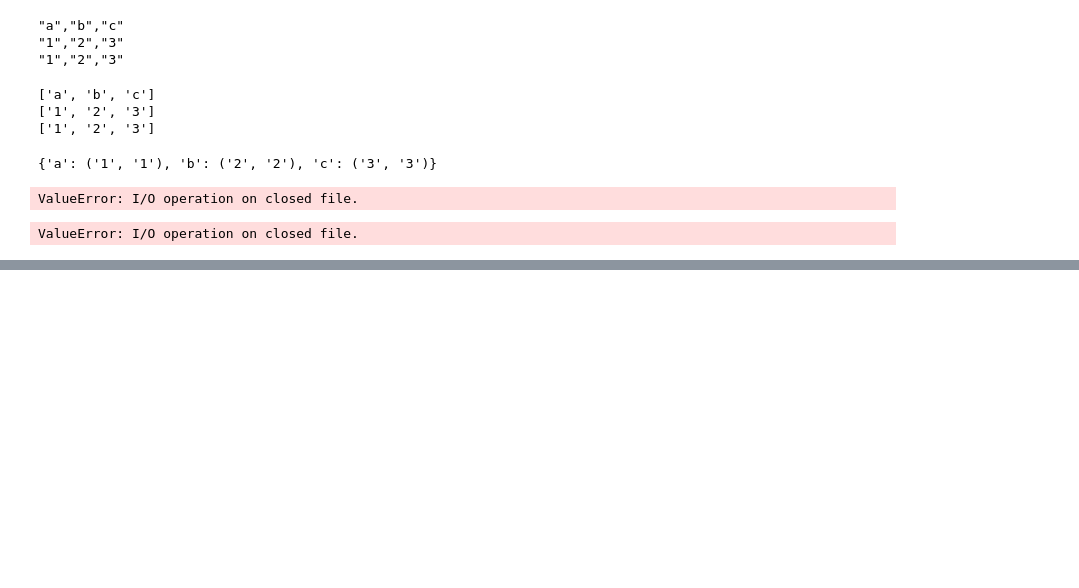
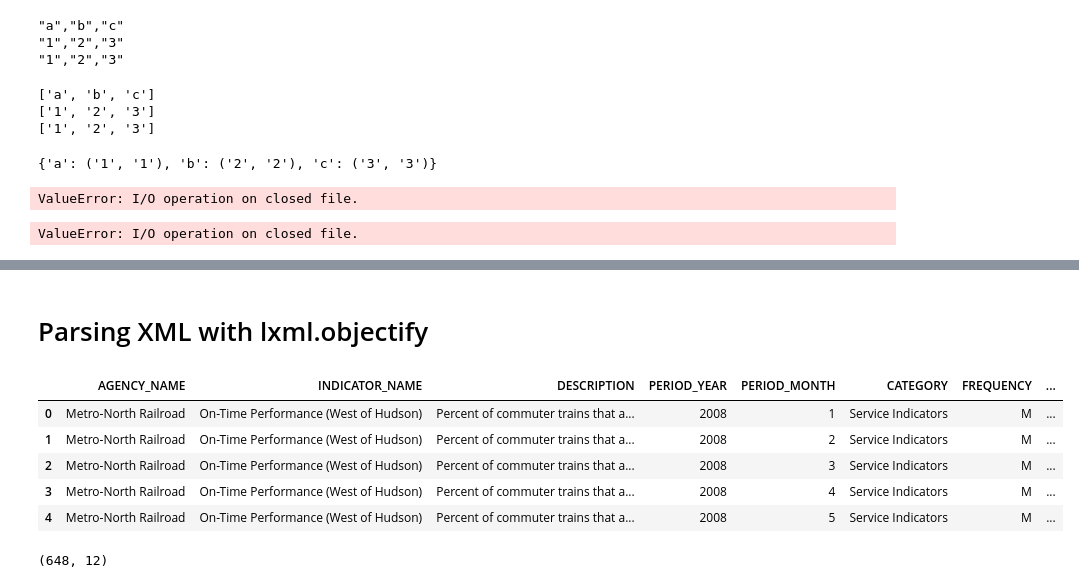
Before and after one commit to x-neon-nexus-o/Data_Science_MasterClass, a Jupyter notebook: Numpy and Pandas and Data Visualization with Analysis/Data Loading, Storage, and File Formats.ipynb, the cells around one changed output, grey strips where cells are left out. Cells and saved outputs as stored; diff of their text form; code cells hidden in the pictures; blank space fills up the shorter version.

```diff
--- a/Numpy and Pandas and Data Visualization with Analysis/Data Loading, Storage, and File Formats.ipynb
+++ b/Numpy and Pandas and Data Visualization with Analysis/Data Loading, Storage, and File Formats.ipynb
@@ -440,0 +550,2 @@ plt.show()
+# %% [markdown]
+# Parsing XML with lxml.objectify
@@ -440,0 +556,36 @@ plt.show()
+# %%
+with open(path) as f:
+    parsed=objectify.parse(f)
+# %%
+root=parsed.getroot()
+# %%
+data = []   # Start with an empty list to collect results
+
+skip_fields = ["PARENT_SEQ", "INDICATOR_SEQ",
+               "DESIRED_CHANGE", "DECIMAL_PLACES"]
+# These are XML tags you want to ignore
+
+for elt in root.INDICATOR:   # Iterate over each <INDICATOR> element in the XML tree
+    el_data = {}             # Create a dictionary to hold this element's data
+
+    for child in elt.getchildren():   # Loop through all child nodes of <INDICATOR>
+        if child.tag in skip_fields:  # Skip unwanted tags
+            continue
+        el_data[child.tag] = child.pyval   # Store tag name as key, its value as dictionary value
+
+    data.append(el_data)   # Add the dictionary to the list
+# %%
+perf=pd.DataFrame(data)
+# %%
+perf.head()
+# %% [output]
+|  | AGENCY_NAME | INDICATOR_NAME | DESCRIPTION | PERIOD_YEAR | PERIOD_MONTH | CATEGORY | FREQUENCY | ... |
+| 0 | Metro-North Railroad | On-Time Performance (West of Hudson) | Percent of commuter trains that a... | 2008 | 1 | Service Indicators | M | ... |
+| 1 | Metro-North Railroad | On-Time Performance (West of Hudson) | Percent of commuter trains that a... | 2008 | 2 | Service Indicators | M | ... |
+| 2 | Metro-North Railroad | On-Time Performance (West of Hudson) | Percent of commuter trains that a... | 2008 | 3 | Service Indicators | M | ... |
+| 3 | Metro-North Railroad | On-Time Performance (West of Hudson) | Percent of commuter trains that a... | 2008 | 4 | Service Indicators | M | ... |
+| 4 | Metro-North Railroad | On-Time Performance (West of Hudson) | Percent of commuter trains that a... | 2008 | 5 | Service Indicators | M | ... |
+# %%
+perf.shape
+# %% [output]
+(648, 12)
```
Also changed, not shown: parts of 85 cells of this notebook, 4 other files.
